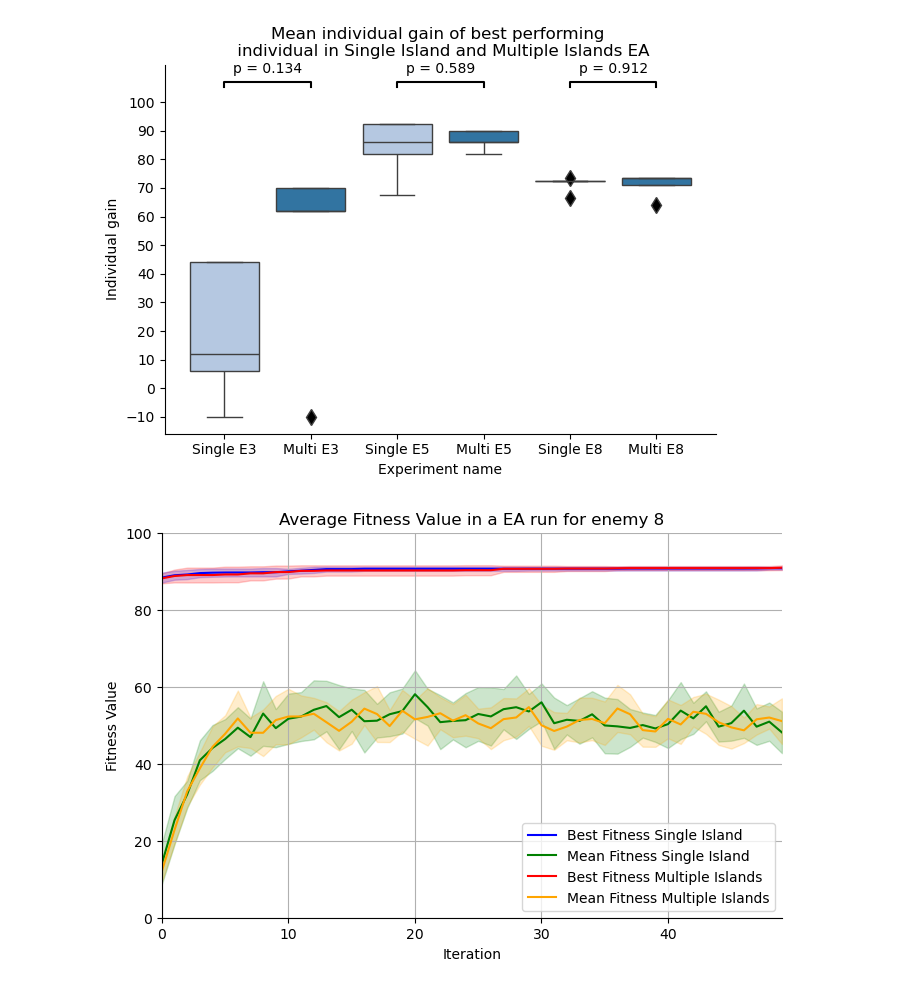
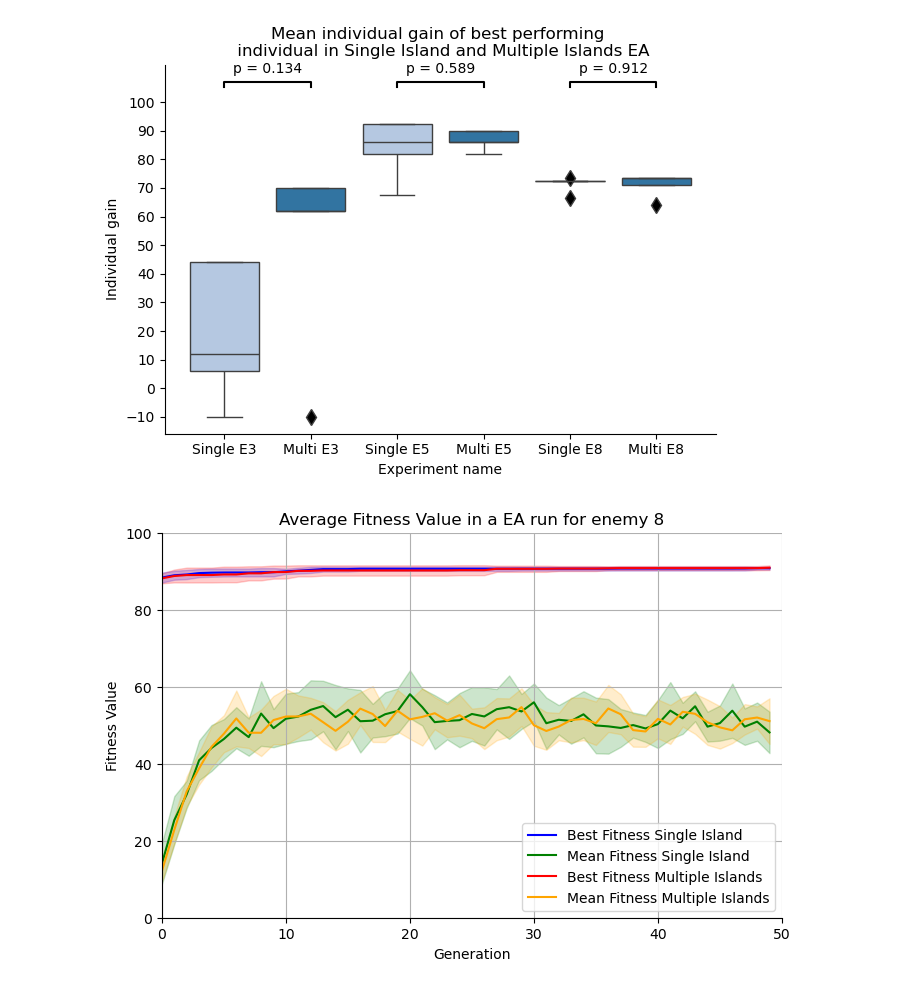
Before and after one commit to BCJACK0125/evoman_framework, a Jupyter notebook: result_visualization.ipynb, the cells around one changed output. Saved outputs shown, nothing was run; the diff lists cells and outputs as text; code cells hidden in the pictures.

```diff
--- a/result_visualization.ipynb
+++ b/result_visualization.ipynb
@@ -157,32 +157,33 @@ mean_fitness_std_a = result_a['mean_fitness_std']
 iterations_b = result_b['iteration']
 best_fitness_mean_b = result_b['best_fitness_mean']
 mean_fitness_mean_b = result_b['mean_fitness_mean']
 best_fitness_std_b = result_b['best_fitness_std']
 mean_fitness_std_b = result_b['mean_fitness_std']
 
 # Step 2: Plotting the data
 fig, ax = plt.subplots(figsize=(8, 5))
 
 # Plot for Group A
 plot_with_std(ax, iterations_a, best_fitness_mean_a, best_fitness_std_a, label="Best Fitness Single Island", color='blue')
 plot_with_std(ax, iterations_a, mean_fitness_mean_a, mean_fitness_std_a, label="Mean Fitness Single Island", color='green')
 
 # Plot for Group B
 plot_with_std(ax, iterations_b, best_fitness_mean_b, best_fitness_std_b, label="Best Fitness Multiple Islands", color='red')
 plot_with_std(ax, iterations_b, mean_fitness_mean_b, mean_fitness_std_b, label="Mean Fitness Multiple Islands", color='orange')
 
 # Step 3: Configure the plot
-ax.set_xlabel('Iteration')
+ax.set_xlabel('Generation')
 ax.set_ylabel('Fitness Value')
 ax.set_title(f'Average Fitness Value in a EA run for enemy {enemy_number}')
 ax.set_ylim(0, 100)
 ax.set_xlim(result_a['iteration'].min(), result_a['iteration'].max())
+ax.set_xticks(range(result_a['iteration'].min(), result_a['iteration'].max() + 10, 10))
 ax.legend()
 ax.spines['top'].set_visible(False)
 ax.spines['right'].set_visible(False)
 ax.grid(True)
 
 # Display the plot
 plt.show()
 # %% [output]
-[figure, old version]
+[figure, new version]
```
Also changed, not shown: 3 other files.
